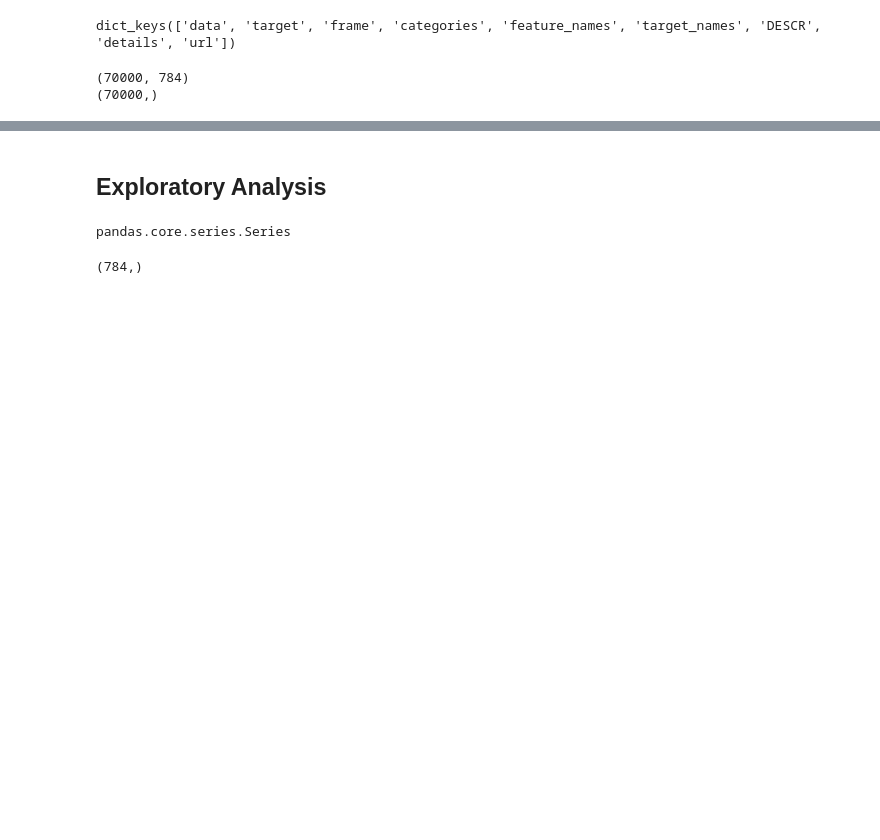
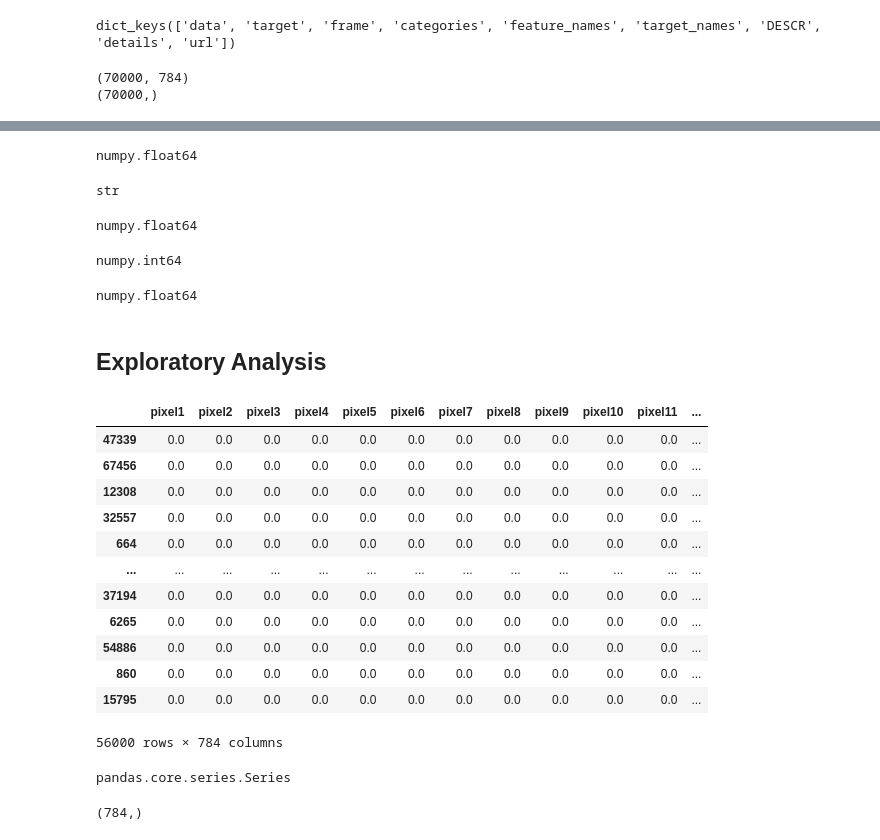
Before and after one commit to wendi-cui/506-digit-classifier-xgboost, a Jupyter notebook: analysis/initial-model-training.ipynb, the cells around one changed output, grey strips where cells are left out. Drawn from its saved outputs; the diff is of its cells as text; code cells hidden in the pictures; blank space fills up the shorter version.

```diff
--- a/analysis/initial-model-training.ipynb
+++ b/analysis/initial-model-training.ipynb
@@ -44,5 +117,44 @@ X_train, X_test, y_train, y_test = train_test_split(X, y,
+# %%
+y_train_series = pd.Series(y_train_augmented)
+y_train_sereis_float = y_train_series.astype(float)
+type(y_train_sereis_float.iloc[0])
+# %% [output]
+numpy.float64
+# %%
+type(y_test.iloc[0])
+# %% [output]
+str
+# %%
+type(X_train.iloc[0]['pixel1'])
+# %% [output]
+numpy.float64
+# %%
+type(X_train_sereis.iloc[0][0])
+# %% [output]
+numpy.int64
+# %%
+X_train_sereis = X_train_sereis.astype(float)
+type(X_train_sereis.iloc[0][0])
+# %% [output]
+numpy.float64
 # %% [markdown]
 ## Exploratory Analysis
+# %%
+X_train
+# %% [output]
+|  | pixel1 | pixel2 | pixel3 | pixel4 | pixel5 | pixel6 | pixel7 | pixel8 | pixel9 | pixel10 | pixel11 | ... |
+| 47339 | 0.0 | 0.0 | 0.0 | 0.0 | 0.0 | 0.0 | 0.0 | 0.0 | 0.0 | 0.0 | 0.0 | ... |
+| 67456 | 0.0 | 0.0 | 0.0 | 0.0 | 0.0 | 0.0 | 0.0 | 0.0 | 0.0 | 0.0 | 0.0 | ... |
+| 12308 | 0.0 | 0.0 | 0.0 | 0.0 | 0.0 | 0.0 | 0.0 | 0.0 | 0.0 | 0.0 | 0.0 | ... |
+| 32557 | 0.0 | 0.0 | 0.0 | 0.0 | 0.0 | 0.0 | 0.0 | 0.0 | 0.0 | 0.0 | 0.0 | ... |
+| 664 | 0.0 | 0.0 | 0.0 | 0.0 | 0.0 | 0.0 | 0.0 | 0.0 | 0.0 | 0.0 | 0.0 | ... |
+| ... | ... | ... | ... | ... | ... | ... | ... | ... | ... | ... | ... | ... |
+| 37194 | 0.0 | 0.0 | 0.0 | 0.0 | 0.0 | 0.0 | 0.0 | 0.0 | 0.0 | 0.0 | 0.0 | ... |
+| 6265 | 0.0 | 0.0 | 0.0 | 0.0 | 0.0 | 0.0 | 0.0 | 0.0 | 0.0 | 0.0 | 0.0 | ... |
+| 54886 | 0.0 | 0.0 | 0.0 | 0.0 | 0.0 | 0.0 | 0.0 | 0.0 | 0.0 | 0.0 | 0.0 | ... |
+| 860 | 0.0 | 0.0 | 0.0 | 0.0 | 0.0 | 0.0 | 0.0 | 0.0 | 0.0 | 0.0 | 0.0 | ... |
+| 15795 | 0.0 | 0.0 | 0.0 | 0.0 | 0.0 | 0.0 | 0.0 | 0.0 | 0.0 | 0.0 | 0.0 | ... |
+56000 rows × 784 columns
 # %%
 type(X.iloc[0])
 # %% [output]
```
Also changed, not shown: parts of 18 cells of this notebook, 1 other file.
